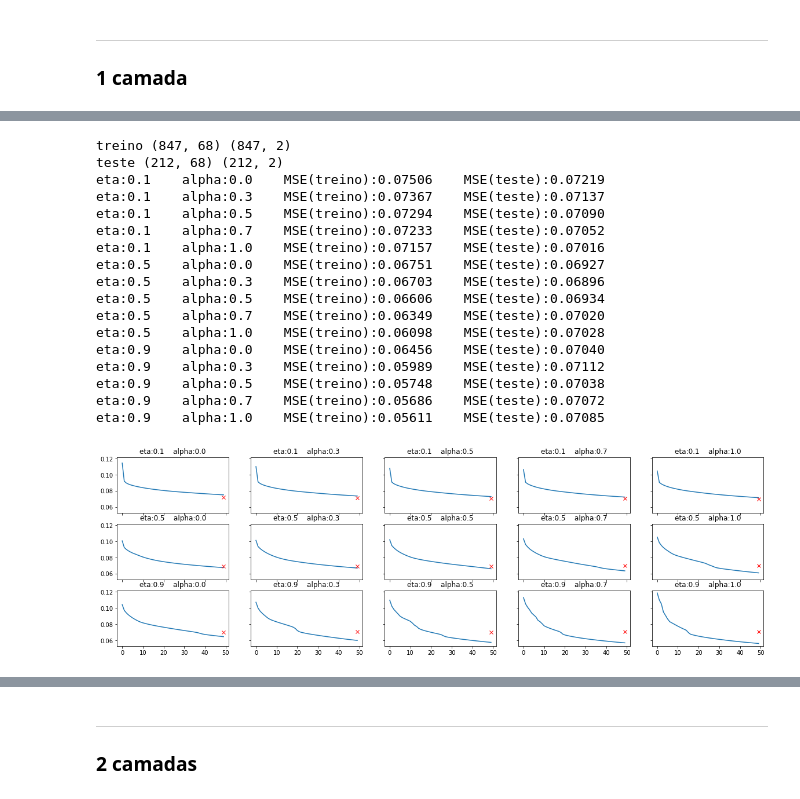
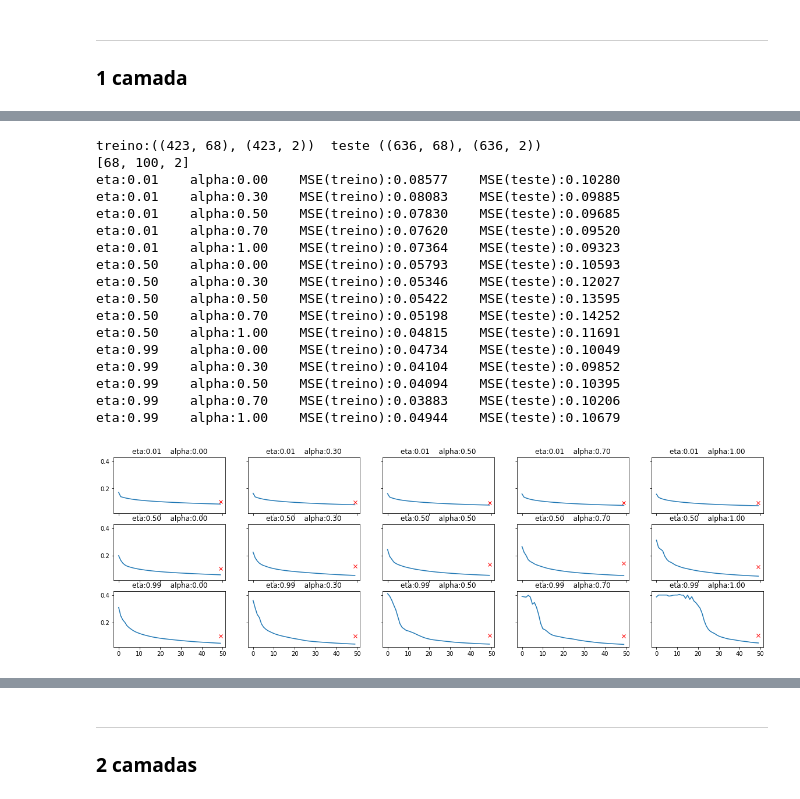
Before and after one commit to helbertmoreirapinto/SCC0270-Redes-Neurais, a Jupyter notebook: proj1 - MLP/iniciar.ipynb, the cells around one changed output, grey strips where cells are left out. Saved outputs shown, nothing was run; the diff lists cells and outputs as text; code cells hidden in the pictures.

```diff
--- a/proj1 - MLP/iniciar.ipynb
+++ b/proj1 - MLP/iniciar.ipynb
@@ -13,30 +13,31 @@ from sklearn.preprocessing import MinMaxScaler
 from sklearn.model_selection import train_test_split
 # %%
 def projeto(X_data:pd.DataFrame, y_data:pd.DataFrame,
-        eta:list=[0.01, 0.5, 0.99], alpha:list=[0, 0.5, 1],
-        test_size:float=0.3, n_intermed:int=1,
-        neur_intermed:int=10, max_epocas:int=50, seed=42):
-    X_data, y_data = np.array(X_data), np.array(y_data)
-    X_train, X_test, y_train, y_test = train_test_split(X_data, y_data, test_size=test_size, random_state=seed, shuffle=True)
-    print('treino', X_train.shape, y_train.shape)
-    print('teste', X_test.shape, y_test.shape)
-
+        eta:list=[0.01, 0.5, 0.99], alpha:list=[0, 0.3, 0.5, 0.7, 1],
+        test_size:float=0.2, n_intermed:int=1,
+        neur_intermed:int=10, max_epocas:int=50, seed=386):
     fig, axs = plt.subplots(len(eta), len(alpha), sharex=True, sharey=True)
     fig.set_figheight(2*len(eta))
     fig.set_figwidth(4*len(alpha))
 
+    X_data, y_data = np.array(X_data), np.array(y_data)
+    X_train, X_test, y_train, y_test = train_test_split(X_data, y_data, test_size=test_size, random_state=seed, shuffle=True)
+    print(f'treino:({X_train.shape}, {y_train.shape})  teste ({X_test.shape}, {y_test.shape})')
+
     camadas = [len(X_train[0])]
     camadas += [neur_intermed for _ in range(n_intermed)]
     camadas += [len(y_train[0])]
+    print(camadas)
+
     for i, eta_i in enumerate(eta):
         for j, alpha_i in enumerate(alpha):
             rede = MLP(camadas=camadas,seed=seed)
             err = rede.treino(X=X_train, Y=y_train, taxa=eta_i, alpha=alpha_i, max_epocas=max_epocas)
             MSE = rede.teste(X=X_test, Y=y_test)
-            axs[i,j].set_title('eta:{:.1f}    alpha:{:.1f}'.format(eta_i, alpha_i))
+            axs[i,j].set_title('eta:{:.2f}    alpha:{:.2f}'.format(eta_i, alpha_i))
             axs[i,j].plot(err)
             axs[i,j].plot(len(err)-1, MSE, ls=None, marker='x', c='red')
-            print('eta:{:.1f}    alpha:{:.1f}    MSE(treino):{:.5f}    MSE(teste):{:.5f}'.format(eta_i, alpha_i, err[-1], MSE))
+            print('eta:{:.2f}    alpha:{:.2f}    MSE(treino):{:.5f}    MSE(teste):{:.5f}'.format(eta_i, alpha_i, err[-1], MSE))
     plt.show()
 
     return
@@ -510,31 +644,25 @@ eta:0.9    alpha:1.0    MSE(treino):0.05598    MSE(teste):0.07005
 # %%
 projeto(
-    X_data = music_X,
-    y_data = music_y,
-    test_size = 0.2,
-    eta = [0.1, 0.5, 0.9],
-    alpha = [0, 0.3, 0.5, 0.7, 1],
-    max_epocas = 50,
-    n_intermed = 1,
-    neur_intermed = 10,
-    seed = 100
+    X_data = music_X, y_data = music_y,
+    test_size = 0.6, max_epocas = 50,
+    n_intermed= 1, neur_intermed = 100
 )
 # %% [output]
-treino (847, 68) (847, 2)
-teste (212, 68) (212, 2)
-eta:0.1    alpha:0.0    MSE(treino):0.07506    MSE(teste):0.07219
-eta:0.1    alpha:0.3    MSE(treino):0.07367    MSE(teste):0.07137
-eta:0.1    alpha:0.5    MSE(treino):0.07294    MSE(teste):0.07090
-eta:0.1    alpha:0.7    MSE(treino):0.07233    MSE(teste):0.07052
-eta:0.1    alpha:1.0    MSE(treino):0.07157    MSE(teste):0.07016
-eta:0.5    alpha:0.0    MSE(treino):0.06751    MSE(teste):0.06927
-eta:0.5    alpha:0.3    MSE(treino):0.06703    MSE(teste):0.06896
-eta:0.5    alpha:0.5    MSE(treino):0.06606    MSE(teste):0.06934
-eta:0.5    alpha:0.7    MSE(treino):0.06349    MSE(teste):0.07020
-eta:0.5    alpha:1.0    MSE(treino):0.06098    MSE(teste):0.07028
-eta:0.9    alpha:0.0    MSE(treino):0.06456    MSE(teste):0.07040
-eta:0.9    alpha:0.3    MSE(treino):0.05989    MSE(teste):0.07112
-eta:0.9    alpha:0.5    MSE(treino):0.05748    MSE(teste):0.07038
-eta:0.9    alpha:0.7    MSE(treino):0.05686    MSE(teste):0.07072
-eta:0.9    alpha:1.0    MSE(treino):0.05611    MSE(teste):0.07085
+treino:((423, 68), (423, 2))  teste ((636, 68), (636, 2))
+[68, 100, 2]
+eta:0.01    alpha:0.00    MSE(treino):0.08577    MSE(teste):0.10280
+eta:0.01    alpha:0.30    MSE(treino):0.08083    MSE(teste):0.09885
+eta:0.01    alpha:0.50    MSE(treino):0.07830    MSE(teste):0.09685
+eta:0.01    alpha:0.70    MSE(treino):0.07620    MSE(teste):0.09520
+eta:0.01    alpha:1.00    MSE(treino):0.07364    MSE(teste):0.09323
+eta:0.50    alpha:0.00    MSE(treino):0.05793    MSE(teste):0.10593
+eta:0.50    alpha:0.30    MSE(treino):0.05346    MSE(teste):0.12027
+eta:0.50    alpha:0.50    MSE(treino):0.05422    MSE(teste):0.13595
+eta:0.50    alpha:0.70    MSE(treino):0.05198    MSE(teste):0.14252
+eta:0.50    alpha:1.00    MSE(treino):0.04815    MSE(teste):0.11691
+eta:0.99    alpha:0.00    MSE(treino):0.04734    MSE(teste):0.10049
+eta:0.99    alpha:0.30    MSE(treino):0.04104    MSE(teste):0.09852
+eta:0.99    alpha:0.50    MSE(treino):0.04094    MSE(teste):0.10395
+eta:0.99    alpha:0.70    MSE(treino):0.03883    MSE(teste):0.10206
+eta:0.99    alpha:1.00    MSE(treino):0.04944    MSE(teste):0.10679
-[figure, old version]
+[figure, new version]
```
Also changed, not shown: parts of 26 cells of this notebook, 2 other files.
